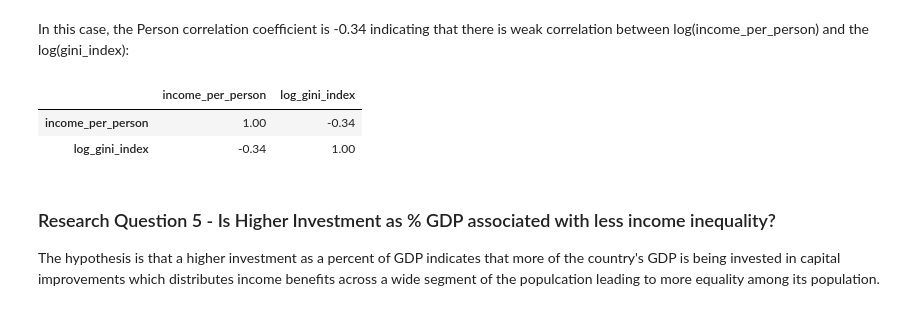
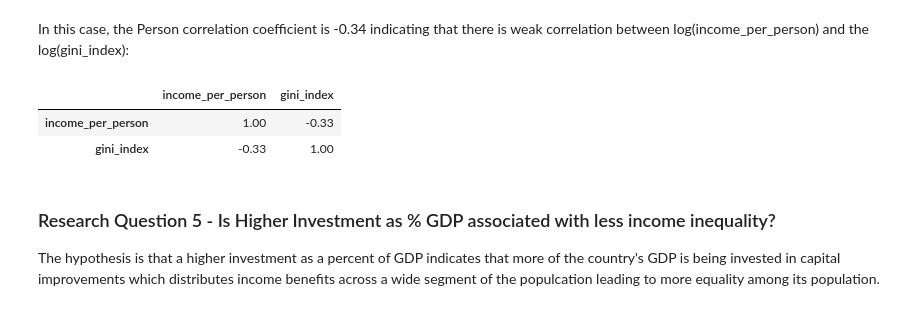
Before and after one commit to Y0shicon/EGD-Assignment, a Jupyter notebook: Income Inequality using Gapminder/Notebooks/Final_main.ipynb, the cells around one changed output. Cells and saved outputs as stored; diff of their text form; code cells hidden in the pictures.

```diff
--- a/Income Inequality using Gapminder/Notebooks/Final_main.ipynb
+++ b/Income Inequality using Gapminder/Notebooks/Final_main.ipynb
@@ -699,11 +706,15 @@ In this case, the Person correlation coefficient is -0.34 indicating that there
 # %%
 income_log = np.log(income['income_per_person']).to_frame()
 income_log['log_gini_index'] = np.log(tax['gini_index'])
-income_log.corr()
+income_log.columns = ['log_income_per_person', 'log_gini_index']
+print(income_log.corr())
+
+income_corr = income[['income_per_person', 'gini_index']]
+print(income_corr.corr())
 # %% [output]
-|  | income_per_person | log_gini_index |
-| income_per_person | 1.00 | -0.34 |
-| log_gini_index | -0.34 | 1.00 |
+|  | income_per_person | gini_index |
+| income_per_person | 1.00 | -0.33 |
+| gini_index | -0.33 | 1.00 |
 # %% [markdown]
 ### Research Question 5 - Is Higher Investment as % GDP associated with less income inequality?
 
```
Also changed, not shown: parts of 2 cells of this notebook, 7 other files.
